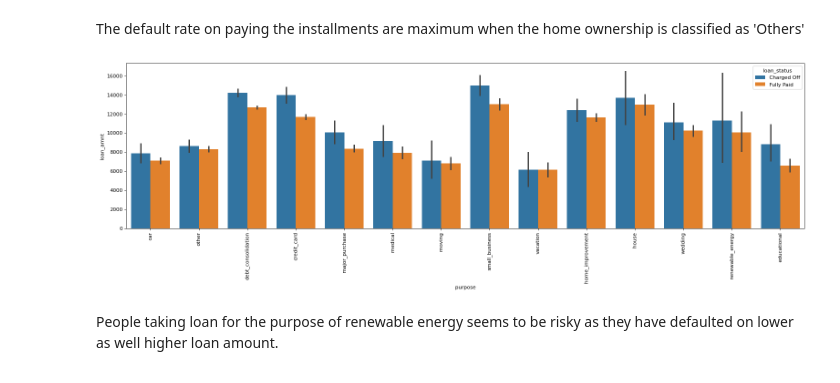
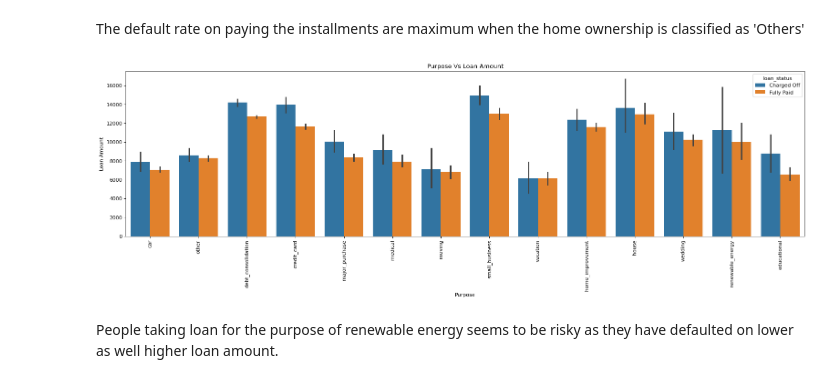
Before and after one commit to hargurjeet/Lending-Club-CaseStudy, a Jupyter notebook: Lending_Club_Case_Study.ipynb, the cells around one changed output. Saved outputs shown, nothing was run; the diff lists cells and outputs as text; code cells hidden in the pictures.

```diff
--- a/Lending_Club_Case_Study.ipynb
+++ b/Lending_Club_Case_Study.ipynb
@@ -650,10 +652,13 @@ The default rate on paying the installments are maximum when the home ownership
 # %%
 figure(figsize=(24, 6), dpi=80)
 sns.barplot(x=df4.purpose, y=df4.loan_amnt, hue=df4.loan_status)
 plt.xticks(rotation=90)
+plt.title('Purpose Vs Loan Amount')
+plt.ylabel('Loan Amount')
+plt.xlabel('Purpose')
 plt.show()
 # %% [output]
-[figure, old version]
+[figure, new version]
 # %% [markdown]
 People taking loan for the purpose of renewable energy seems to be risky as they have defaulted on lower as well higher loan amount.
 # %% [markdown]
```
Also changed, not shown: parts of 4 cells of this notebook.
